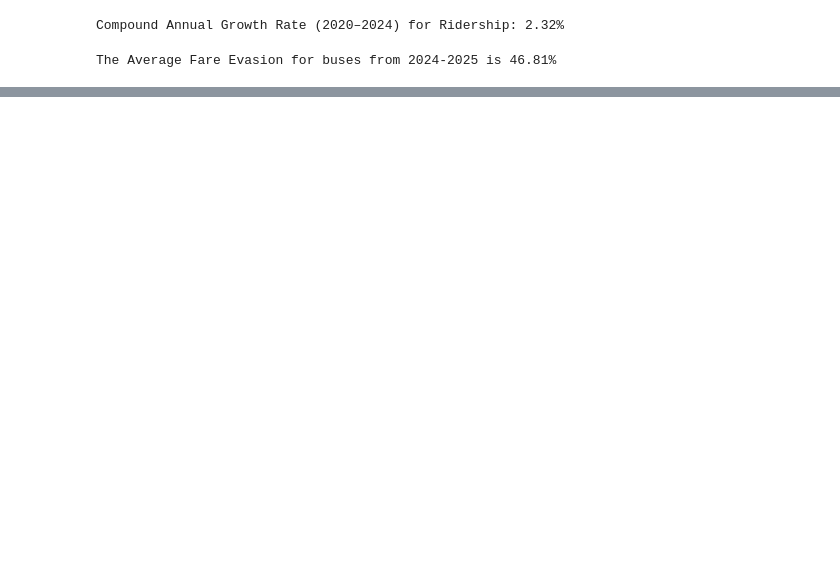
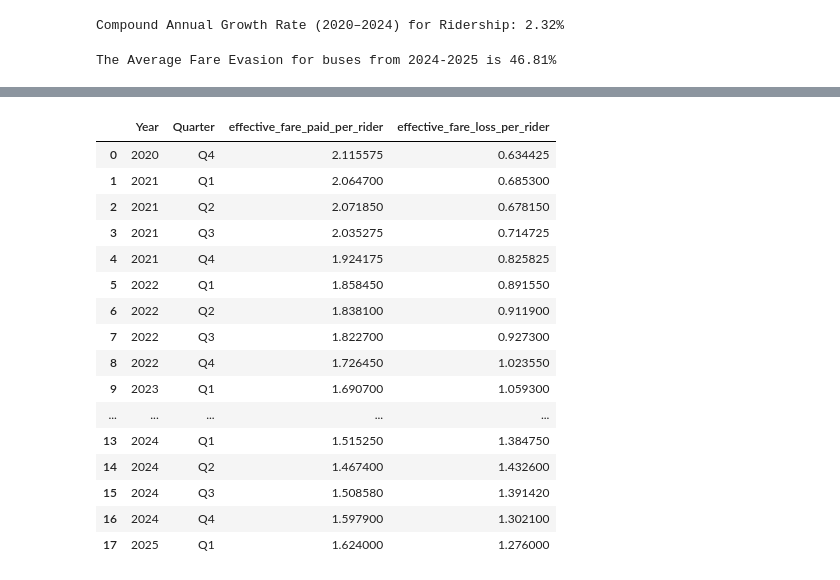
Before and after one commit to djbrown227/fare_evasion, a Jupyter notebook: notebooks/04_feature_engineering.ipynb, the cells around one changed output, grey strips where cells are left out. Drawn from its saved outputs; the diff is of its cells as text; code cells hidden in the pictures; blank space fills up the shorter version.

```diff
--- a/notebooks/04_feature_engineering.ipynb
+++ b/notebooks/04_feature_engineering.ipynb
@@ -393,0 +439,31 @@ The Average Fare Evasion for buses from 2024-2025 is 46.81%
+# %%
+effective_df = df_joined_bus_final[['Year','Quarter','effective_fare_paid_per_rider', 'effective_fare_loss_per_rider']]
+#revenue_df = revenue_df[revenue_df["Year"] < 2025]
+
+# Get the absolute path to the project root
+project_root = os.path.abspath(os.path.join(os.getcwd(), ".."))
+
+# Construct the full path to the output file
+output_path = os.path.join(project_root, "data", "processed", "effective_df.csv")
+
+# Save the CSV
+effective_df.to_csv(output_path, index=False)
+effective_df
+# %% [output]
+|  | Year | Quarter | effective_fare_paid_per_rider | effective_fare_loss_per_rider |
+| 0 | 2020 | Q4 | 2.115575 | 0.634425 |
+| 1 | 2021 | Q1 | 2.064700 | 0.685300 |
+| 2 | 2021 | Q2 | 2.071850 | 0.678150 |
+| 3 | 2021 | Q3 | 2.035275 | 0.714725 |
+| 4 | 2021 | Q4 | 1.924175 | 0.825825 |
+| 5 | 2022 | Q1 | 1.858450 | 0.891550 |
+| 6 | 2022 | Q2 | 1.838100 | 0.911900 |
+| 7 | 2022 | Q3 | 1.822700 | 0.927300 |
+| 8 | 2022 | Q4 | 1.726450 | 1.023550 |
+| 9 | 2023 | Q1 | 1.690700 | 1.059300 |
+| ... | ... | ... | ... | ... |
+| 13 | 2024 | Q1 | 1.515250 | 1.384750 |
+| 14 | 2024 | Q2 | 1.467400 | 1.432600 |
+| 15 | 2024 | Q3 | 1.508580 | 1.391420 |
+| 16 | 2024 | Q4 | 1.597900 | 1.302100 |
+| 17 | 2025 | Q1 | 1.624000 | 1.276000 |
```
Also changed, not shown: parts of 3 cells of this notebook, 10 other files.
